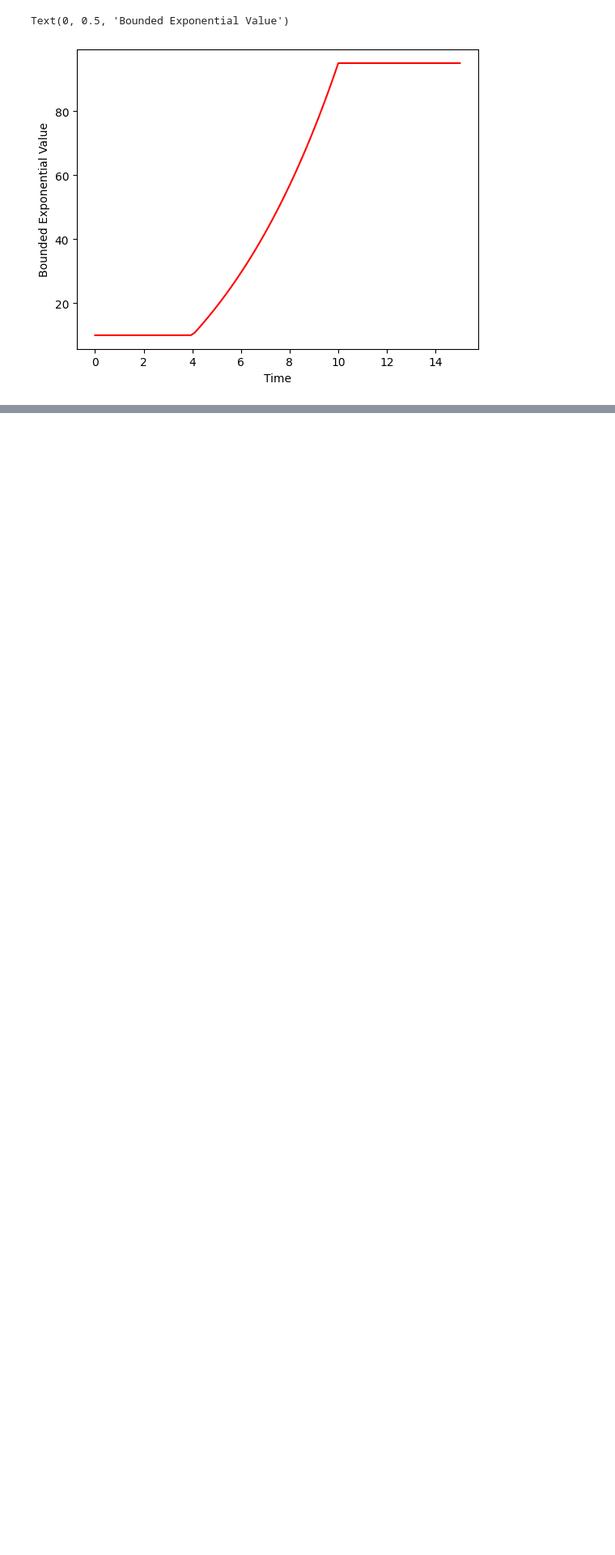
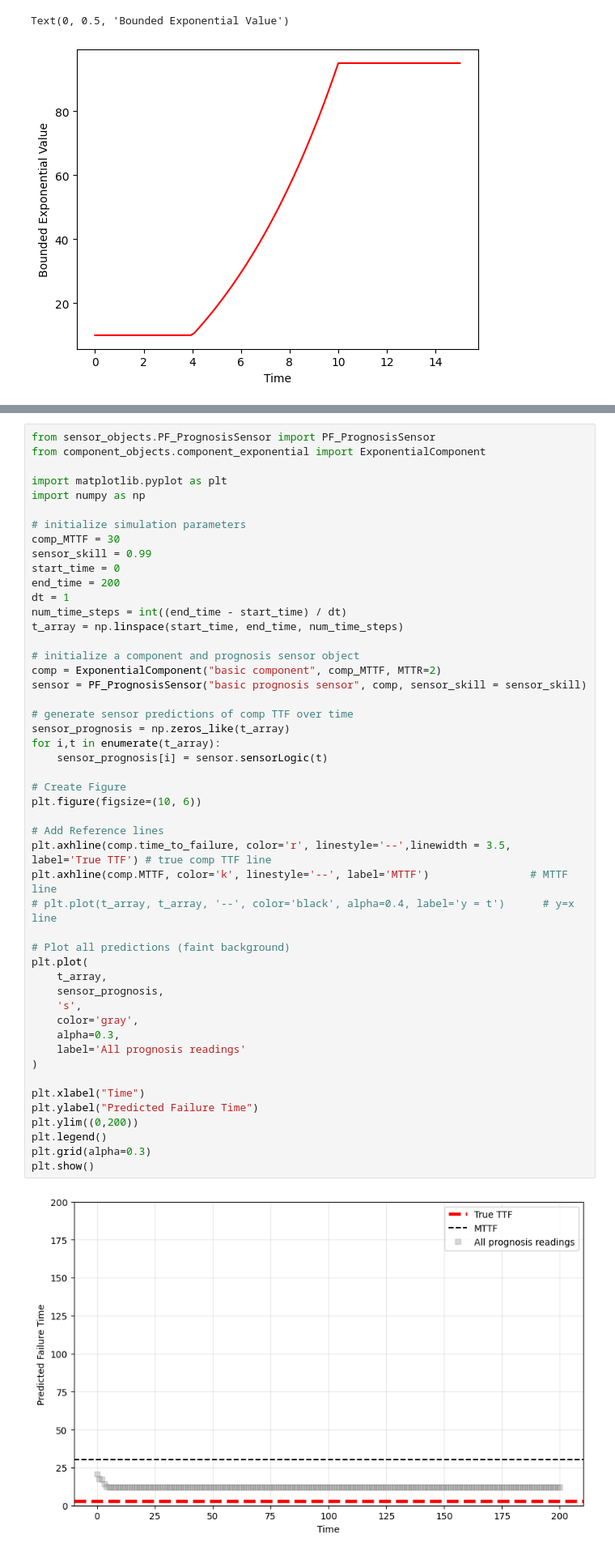
Before and after one commit to andreyaW/KISS2, a Jupyter notebook: object_testing_notebooks/sensors.ipynb, the cells around one changed output, grey strips where cells are left out. Shown at 81% size. Cells and saved outputs as stored; diff of their text form; blank space fills up the shorter version.

```diff
--- a/object_testing_notebooks/sensors.ipynb
+++ b/object_testing_notebooks/sensors.ipynb
@@ -138,0 +225,51 @@ steps failure not detected : 10.0
+# %%
+from sensor_objects.PF_PrognosisSensor import PF_PrognosisSensor
+from component_objects.component_exponential import ExponentialComponent
+
+import matplotlib.pyplot as plt
+import numpy as np
+
+# initialize simulation parameters
+comp_MTTF = 30
+sensor_skill = 0.99
+start_time = 0
+end_time = 200
+dt = 1
+num_time_steps = int((end_time - start_time) / dt)
+t_array = np.linspace(start_time, end_time, num_time_steps)
+
+# initialize a component and prognosis sensor object
+comp = ExponentialComponent("basic component", comp_MTTF, MTTR=2)
+sensor = PF_PrognosisSensor("basic prognosis sensor", comp, sensor_skill = sensor_skill)
+
+# generate sensor predictions of comp TTF over time
+sensor_prognosis = np.zeros_like(t_array)
+for i,t in enumerate(t_array):
+    sensor_prognosis[i] = sensor.sensorLogic(t)
+
+# Create Figure
+plt.figure(figsize=(10, 6))
+
+# Add Reference lines
+plt.axhline(comp.time_to_failure, color='r', linestyle='--',linewidth = 3.5,  label='True TTF') # true comp TTF line
+plt.axhline(comp.MTTF, color='k', linestyle='--', label='MTTF')                # MTTF line
+# plt.plot(t_array, t_array, '--', color='black', alpha=0.4, label='y = t')      # y=x line
+
+# Plot all predictions (faint background)
+plt.plot(
+    t_array,
+    sensor_prognosis,
+    's',
+    color='gray',
+    alpha=0.3,
+    label='All prognosis readings'
+)
+
+plt.xlabel("Time")
+plt.ylabel("Predicted Failure Time")
+plt.ylim((0,200))
+plt.legend()
+plt.grid(alpha=0.3)
+plt.show()
+# %% [output]
+[figure, added]
```
Also changed, not shown: parts of 6 cells of this notebook, 3 other files.
